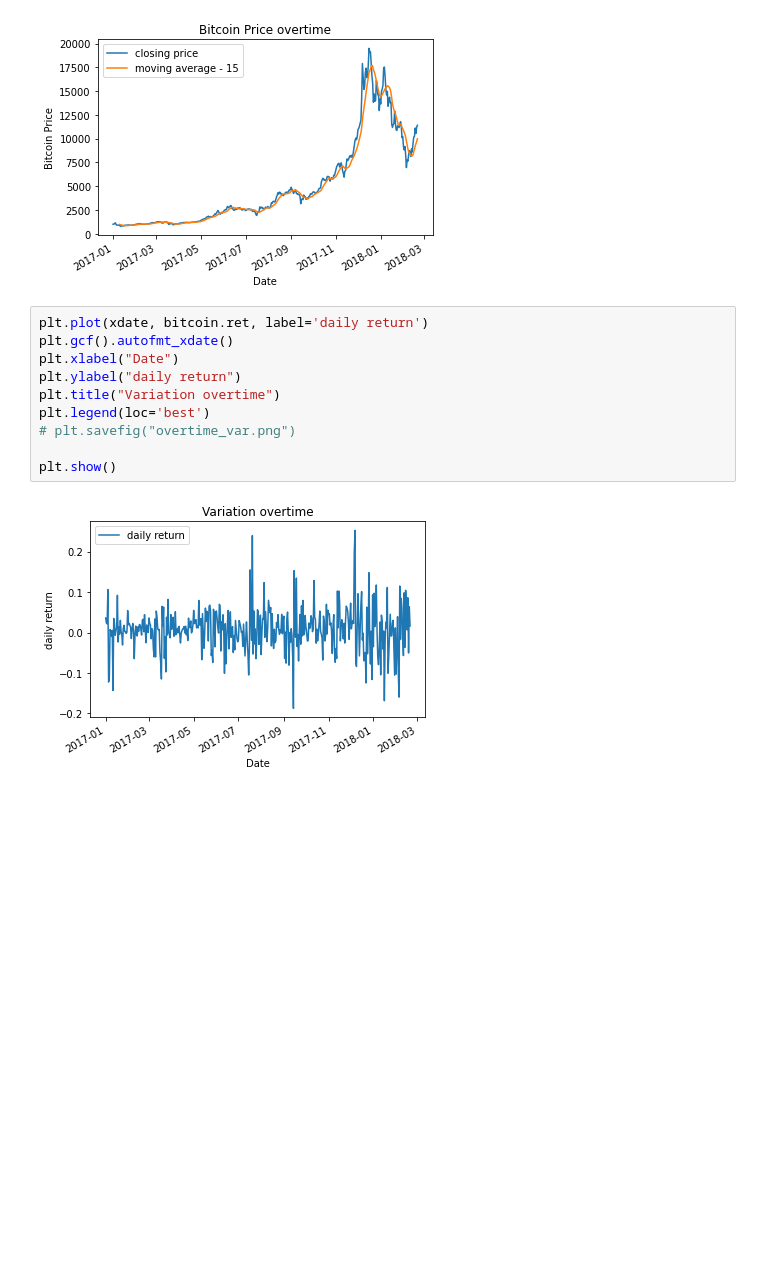
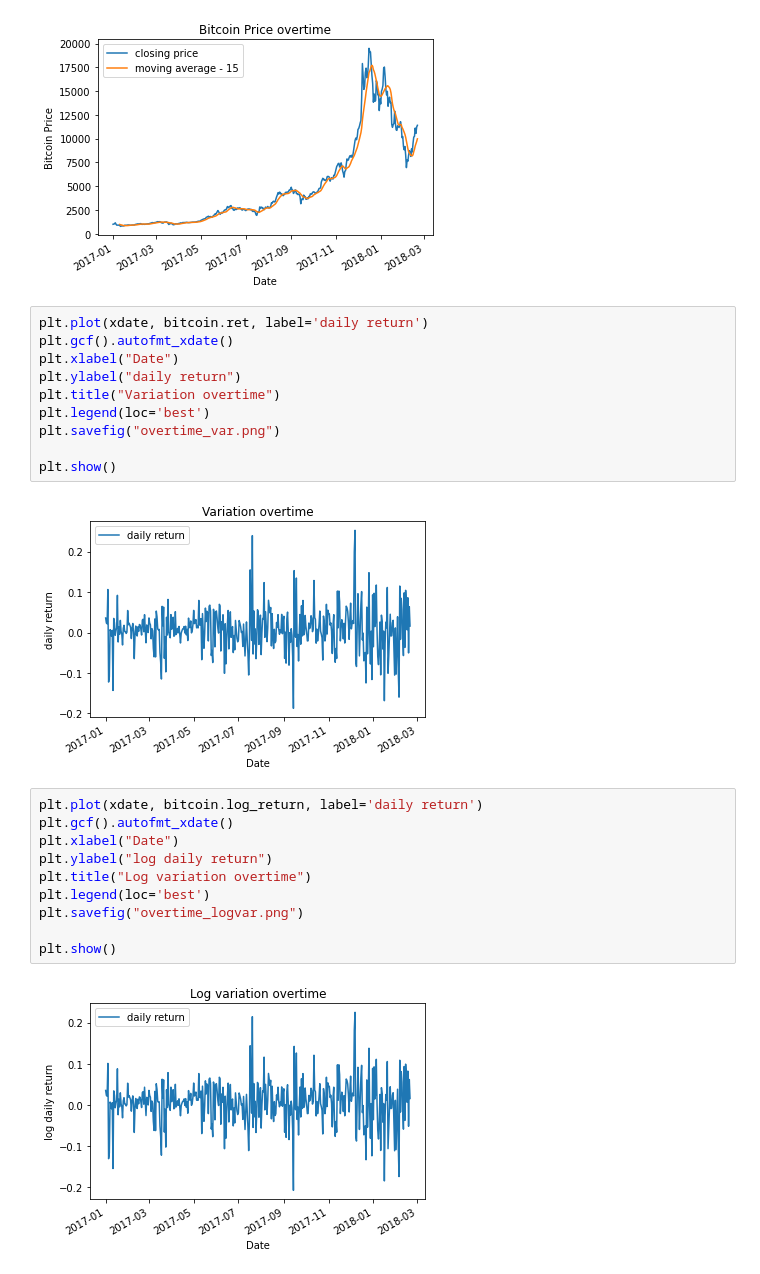
Before and after one commit to yanhan-si/Stats451_group, a Jupyter notebook: data_visualization.ipynb, the cells around one changed output. Drawn from its saved outputs; the diff is of its cells as text; blank space fills up the shorter version.

Commit message:
update - data visualization py

```diff
--- a/data_visualization.ipynb
+++ b/data_visualization.ipynb
@@ -95,8 +95,20 @@ plt.xlabel("Date")
 plt.ylabel("daily return")
 plt.title("Variation overtime")
 plt.legend(loc='best')
-# plt.savefig("overtime_var.png")
+plt.savefig("overtime_var.png")
 
 plt.show()
 # %% [output]
 [figure]
+# %%
+plt.plot(xdate, bitcoin.log_return, label='daily return')
+plt.gcf().autofmt_xdate()
+plt.xlabel("Date")
+plt.ylabel("log daily return")
+plt.title("Log variation overtime")
+plt.legend(loc='best')
+plt.savefig("overtime_logvar.png")
+
+plt.show()
+# %% [output]
+[figure, added]
```
